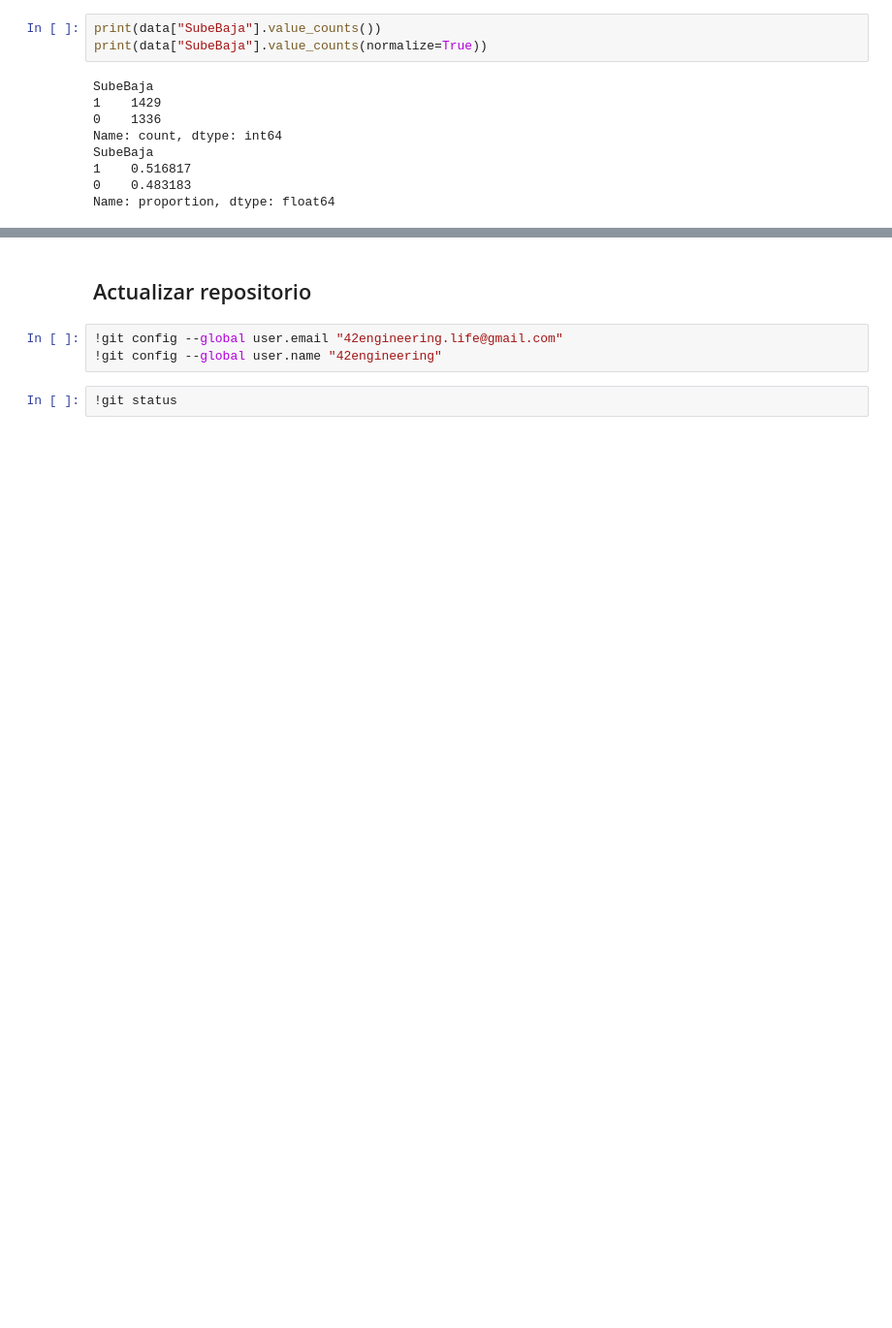
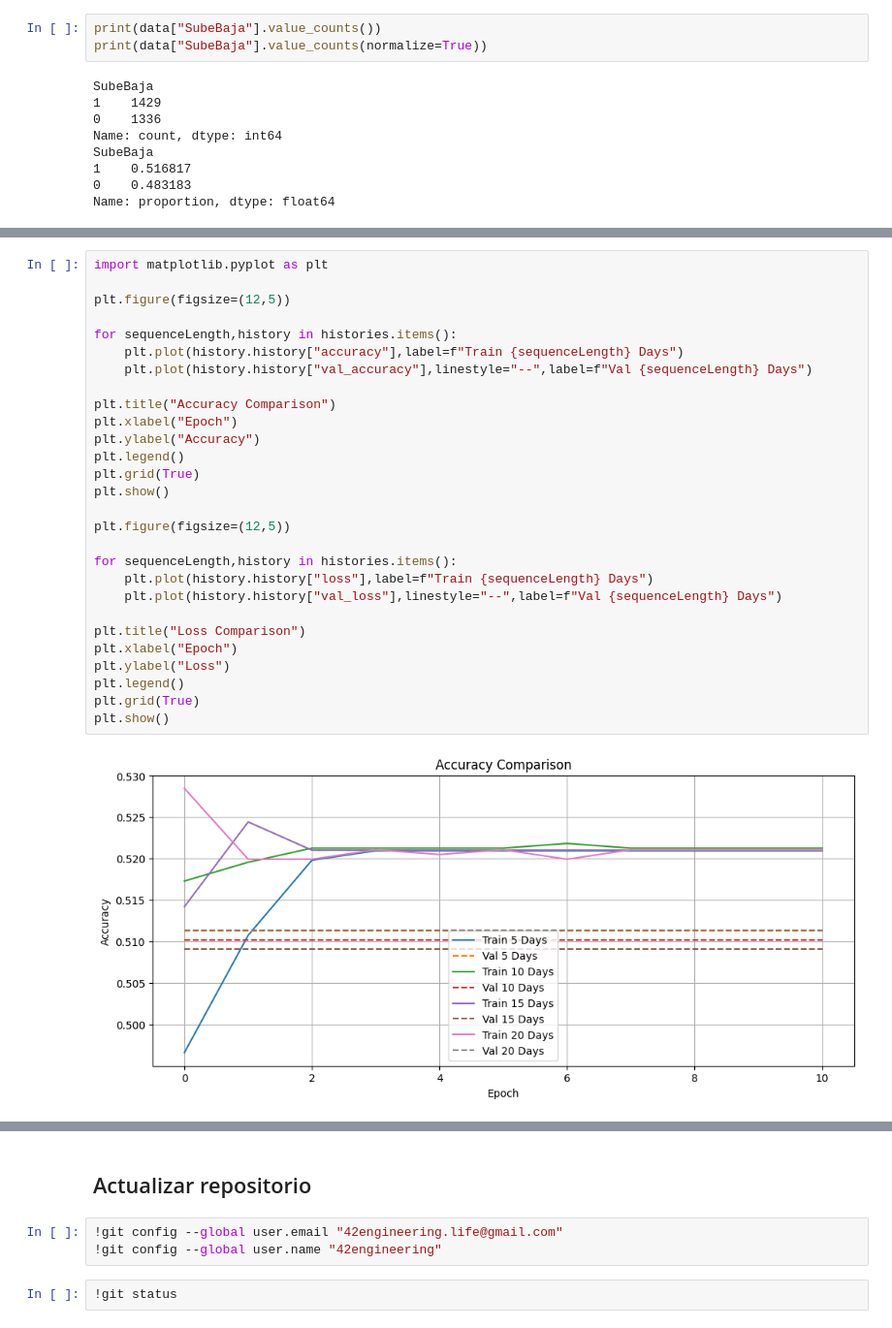
Before and after one commit to 42engineering/P3MetodologiasAgilesML, a Jupyter notebook: tdsp_template/P3_tsla/scripts/data_acquisition/PT1.1ColabV2.ipynb, the cells around one changed output, grey strips where cells are left out. Shown at 97% size. Cells and saved outputs as stored; diff of their text form; blank space fills up the shorter version.

```diff
--- a/tdsp_template/P3_tsla/scripts/data_acquisition/PT1.1ColabV2.ipynb
+++ b/tdsp_template/P3_tsla/scripts/data_acquisition/PT1.1ColabV2.ipynb
@@ -1296,0 +1375,30 @@ print(yTest.mean())
+# %%
+import matplotlib.pyplot as plt
+
+plt.figure(figsize=(12,5))
+
+for sequenceLength,history in histories.items():
+    plt.plot(history.history["accuracy"],label=f"Train {sequenceLength} Days")
+    plt.plot(history.history["val_accuracy"],linestyle="--",label=f"Val {sequenceLength} Days")
+
+plt.title("Accuracy Comparison")
+plt.xlabel("Epoch")
+plt.ylabel("Accuracy")
+plt.legend()
+plt.grid(True)
+plt.show()
+
+plt.figure(figsize=(12,5))
+
+for sequenceLength,history in histories.items():
+    plt.plot(history.history["loss"],label=f"Train {sequenceLength} Days")
+    plt.plot(history.history["val_loss"],linestyle="--",label=f"Val {sequenceLength} Days")
+
+plt.title("Loss Comparison")
+plt.xlabel("Epoch")
+plt.ylabel("Loss")
+plt.legend()
+plt.grid(True)
+plt.show()
+# %% [output]
+[figure, added]
```
Also changed, not shown: parts of 24 cells of this notebook.
